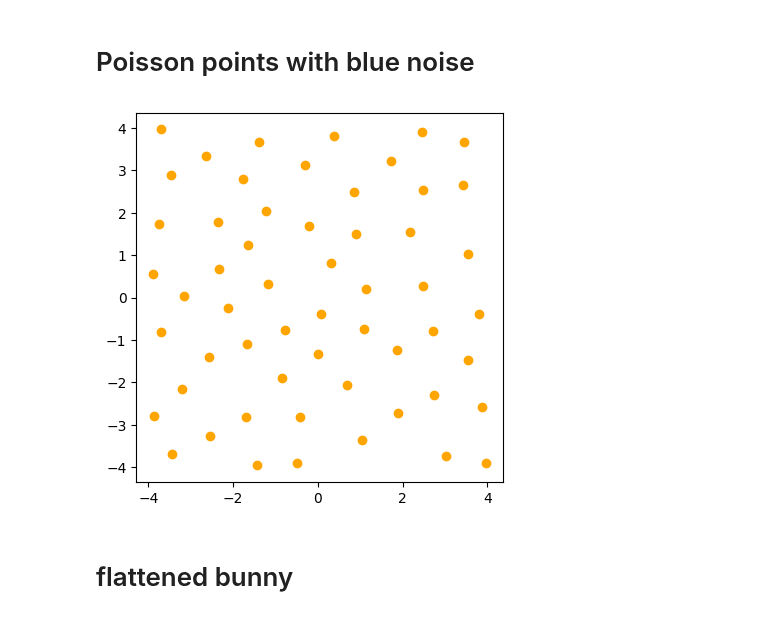
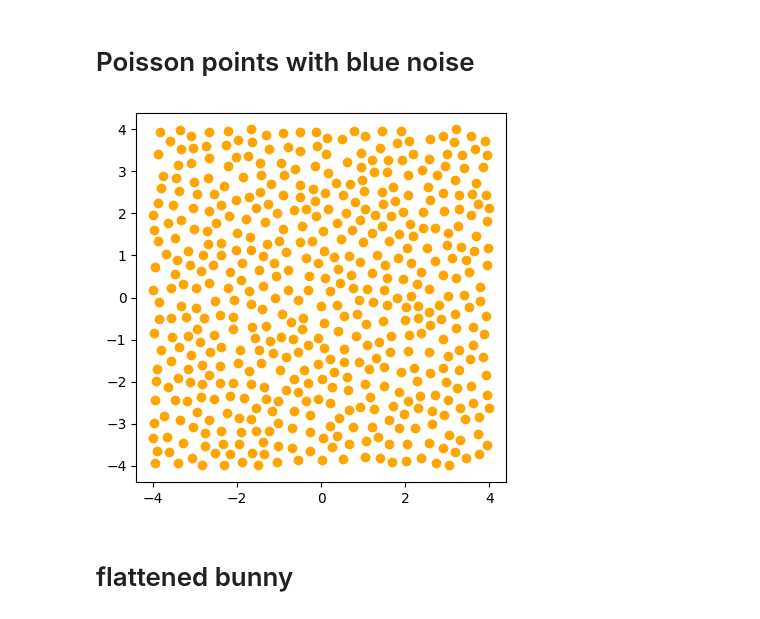
Before and after one commit to asilata/matching-distance-code, a Jupyter notebook: Notebooks/Main.ipynb, the cells around one changed output. Saved outputs shown, nothing was run; the diff lists cells and outputs as text; code cells hidden in the pictures.

```diff
--- a/Notebooks/Main.ipynb
+++ b/Notebooks/Main.ipynb
@@ -227,12 +227,12 @@ Without duplicates 6
 # %% [markdown]
 # Poisson points with blue noise
 # %%
-poisson_intensity = 20
+poisson_intensity = 200
 
 radius = 1 / (2 * (math.sqrt(poisson_intensity)))
 poissonpts = ex.make_poisson(llama = poisson_intensity, radius = radius, display=True)
 # %% [output]
-[figure, old version]
+[figure, new version]
 # %% [markdown]
 # flattened bunny
 # %%
```
Also changed, not shown: parts of 1 cell of this notebook.
